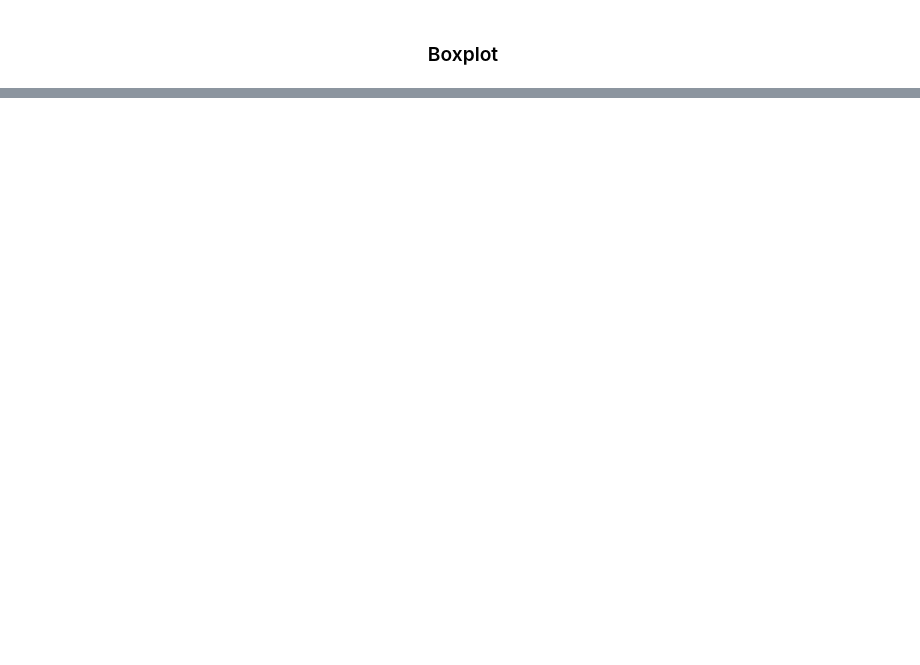
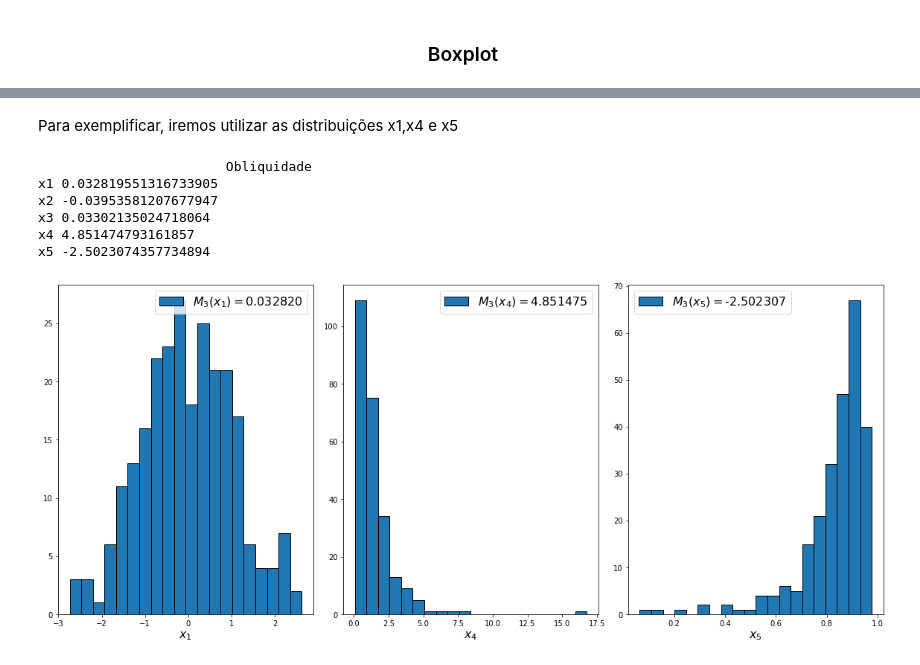
Before and after one commit to alexleogc/GEOD67_topicos_de_IA_2020, a Jupyter notebook: Análise de Dados (Revisão)/Análise de dados.ipynb, the cells around one changed output, grey strips where cells are left out. Cells and saved outputs as stored; diff of their text form; code cells hidden in the pictures; blank space fills up the shorter version.

```diff
--- a/Análise de Dados (Revisão)/Análise de dados.ipynb
+++ b/Análise de Dados (Revisão)/Análise de dados.ipynb
@@ -159,0 +159,2 @@ sns.boxplot(x1)
+# %%
+df = pd.DataFrame(X.T,columns=['x1','x2','x3','x4'])
@@ -159,0 +248,41 @@ sns.boxplot(x1)
+# %%
+#Criando uma distribuição assimétrica a direita
+df['x5'] = (np.random.lognormal(mean=-2,sigma=0.7,size=250)*-1)+1
+# %% [markdown]
+Para exemplificar, iremos utilizar as distribuições x1,x4 e x5
+# %%
+print(3*'\t'+'Obliquidade')
+for i,j in zip(df.columns,skew(df)):
+    print(i,j)
+# %% [output]
+                        Obliquidade
+x1 0.032819551316733905
+x2 -0.03953581207677947
+x3 0.03302135024718064
+x4 4.851474793161857
+x5 -2.5023074357734894
+# %%
+fig,axes = plt.subplots(ncols=3,figsize=(16,7))
+
+axes[0].hist(x1,bins=20,edgecolor='black',
+             label=f'$M_3(x_1)=${skew(df.x1):f}')
+axes[0].set_xlabel('$x_1$',fontsize=16)
+
+axes[1].hist(x4,bins=20,edgecolor='black',
+             label=f'$M_3(x_4)=${skew(df.x4):f}')
+axes[1].set_xlabel('$x_4$',fontsize=16)
+
+axes[2].hist(df.x5,bins=20,edgecolor='black',
+             label=f'$M_3(x_5)=${skew(df.x5):f}')
+axes[2].set_xlabel('$x_5$',fontsize=16)
+
+for ax in axes:
+    ax.legend(fontsize=16)
+
+fig.tight_layout()
+
+fig.savefig('obliquidade.png',dpi=250)
+
+fig.show()
+# %% [output]
+[figure, added]
```
Also changed, not shown: parts of 29 cells of this notebook.
